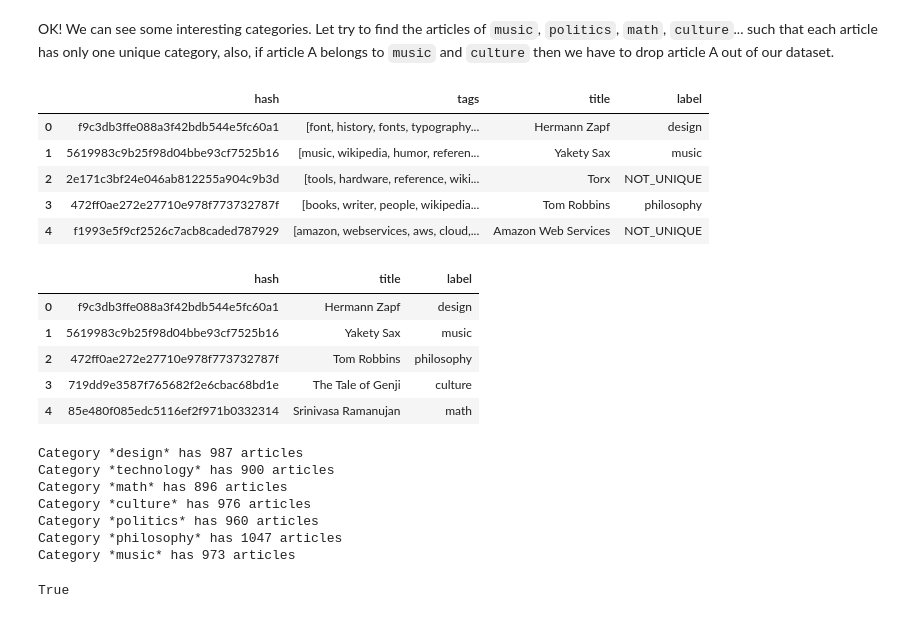
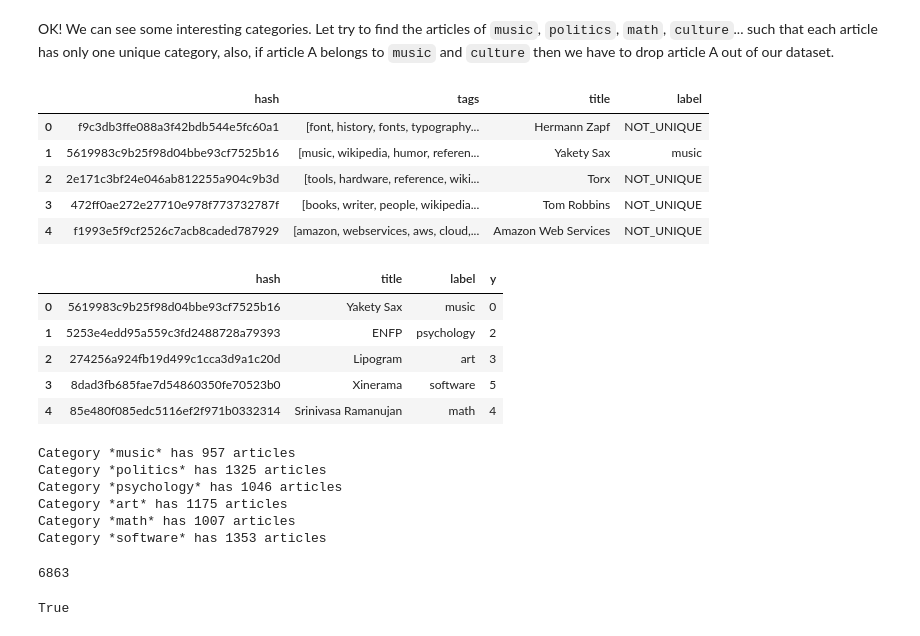
Before and after one commit to cescnghia/Autoencoder, a Jupyter notebook: Autoencoder.ipynb, the cells around one changed output. Cells and saved outputs as stored; diff of their text form; code cells hidden in the pictures.

```diff
--- a/Autoencoder.ipynb
+++ b/Autoencoder.ipynb
@@ -50,7 +54,7 @@ def set_size(SIZE = 20):
     and put in folder /dataset/
 """
 
-PATH_TO_DATASET = '.../dataset/'
+PATH_TO_DATASET = '...dataset/'
 # %%
 Image(filename = PATH_TO_DATASET + 'dataset_look.png')
 # %% [output]
@@ -134,5 +146,7 @@ categories_chosen = set(['music', 'politics','math','philosophy',
+# %%
+CATEGORIES = ['music', 'politics',  'psychology', 'art', 'math', 'software']
 # %%
-def common_elem_set(set1, set2):
+def common_elem(set1, set2):
     """
         - Input : set1 and set2 st both has only one common element
         - Output: common element
@@ -142,8 +156,8 @@ def common_elem_set(set1, set2):
 def find_unique_tag(row):
     tags = set(row['tags'])
     if tags is not None:
-        if len(categories_chosen.intersection(tags)) == 1:
-            return list(common_elem_set(categories_chosen, tags))[0]
+        if len(set(CATEGORIES).intersection(tags)) == 1:
+            return list(common_elem(set(CATEGORIES), tags))[0]
         else:
             return 'NOT_UNIQUE'
     else :
@@ -153,24 +167,26 @@ data['label'] = data.apply(find_unique_tag, 1)
 data.head()
 # %% [output]
 |  | hash | tags | title | label |
-| 0 | f9c3db3ffe088a3f42bdb544e5fc60a1 | [font, history, fonts, typography... | Hermann Zapf | design |
+| 0 | f9c3db3ffe088a3f42bdb544e5fc60a1 | [font, history, fonts, typography... | Hermann Zapf | NOT_UNIQUE |
 | 1 | 5619983c9b25f98d04bbe93cf7525b16 | [music, wikipedia, humor, referen... | Yakety Sax | music |
 | 2 | 2e171c3bf24e046ab812255a904c9b3d | [tools, hardware, reference, wiki... | Torx | NOT_UNIQUE |
-| 3 | 472ff0ae272e27710e978f773732787f | [books, writer, people, wikipedia... | Tom Robbins | philosophy |
+| 3 | 472ff0ae272e27710e978f773732787f | [books, writer, people, wikipedia... | Tom Robbins | NOT_UNIQUE |
 | 4 | f1993e5f9cf2526c7acb8caded787929 | [amazon, webservices, aws, cloud,... | Amazon Web Services | NOT_UNIQUE |
 # %%
 data = data[data['label'] != 'NOT_UNIQUE']
 #error in tag-data.xml line 1648437 hash = 'css'
 data = data[data['hash'] != 'css']
 #error in tag-data.xml line 1682323 hash = 'files'
 data = data[data['hash'] != 'files']
+
+data['y'] = data['label'].apply(lambda x : CATEGORIES.index(x))
 data = data.reset_index().drop(labels=['index','tags'], axis=1)
 
 data.head()
 # %% [output]
-|  | hash | title | label |
-| 0 | f9c3db3ffe088a3f42bdb544e5fc60a1 | Hermann Zapf | design |
-| 1 | 5619983c9b25f98d04bbe93cf7525b16 | Yakety Sax | music |
-| 2 | 472ff0ae272e27710e978f773732787f | Tom Robbins | philosophy |
-| 3 | 719dd9e3587f765682f2e6cbac68bd1e | The Tale of Genji | culture |
-| 4 | 85e480f085edc5116ef2f971b0332314 | Srinivasa Ramanujan | math |
+|  | hash | title | label | y |
+| 0 | 5619983c9b25f98d04bbe93cf7525b16 | Yakety Sax | music | 0 |
+| 1 | 5253e4edd95a559c3fd2488728a79393 | ENFP | psychology | 2 |
+| 2 | 274256a924fb19d499c1cca3d9a1c20d | Lipogram | art | 3 |
+| 3 | 8dad3fb685fae7d54860350fe70523b0 | Xinerama | software | 5 |
+| 4 | 85e480f085edc5116ef2f971b0332314 | Srinivasa Ramanujan | math | 4 |
@@ -179,15 +193,18 @@ data.to_csv('hello.csv', columns=['hash'])
 # %%
-for cat in categories_chosen:
+for cat in CATEGORIES:
     cat_df = data[data['label']==cat]
     print('Category *{c}* has {n} articles'.format(c=cat, n=len(cat_df)))
 # %% [output]
-Category *design* has 987 articles
-Category *technology* has 900 articles
-Category *math* has 896 articles
-Category *culture* has 976 articles
-Category *politics* has 960 articles
-Category *philosophy* has 1047 articles
-Category *music* has 973 articles
+Category *music* has 957 articles
+Category *politics* has 1325 articles
+Category *psychology* has 1046 articles
+Category *art* has 1175 articles
+Category *math* has 1007 articles
+Category *software* has 1353 articles
+# %%
+len(data)
+# %% [output]
+6863
 # %%
 len(data['hash'].unique()) == len(data)
 # %% [output]
```
Also changed, not shown: parts of 38 cells of this notebook.
